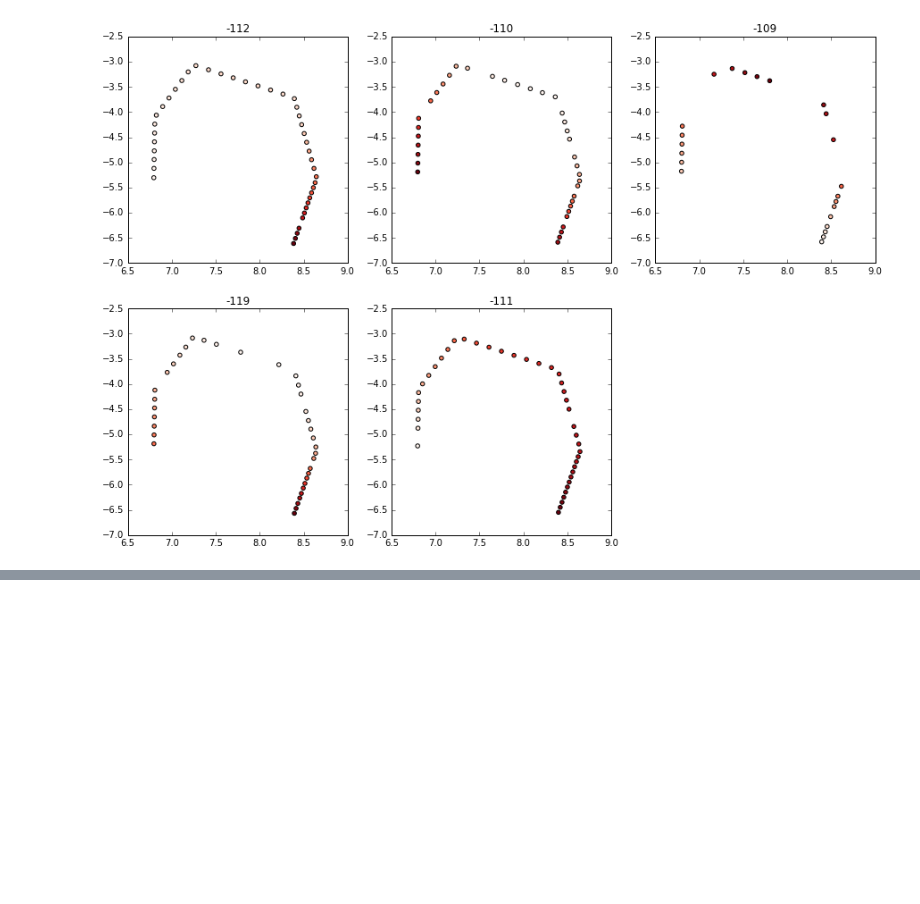
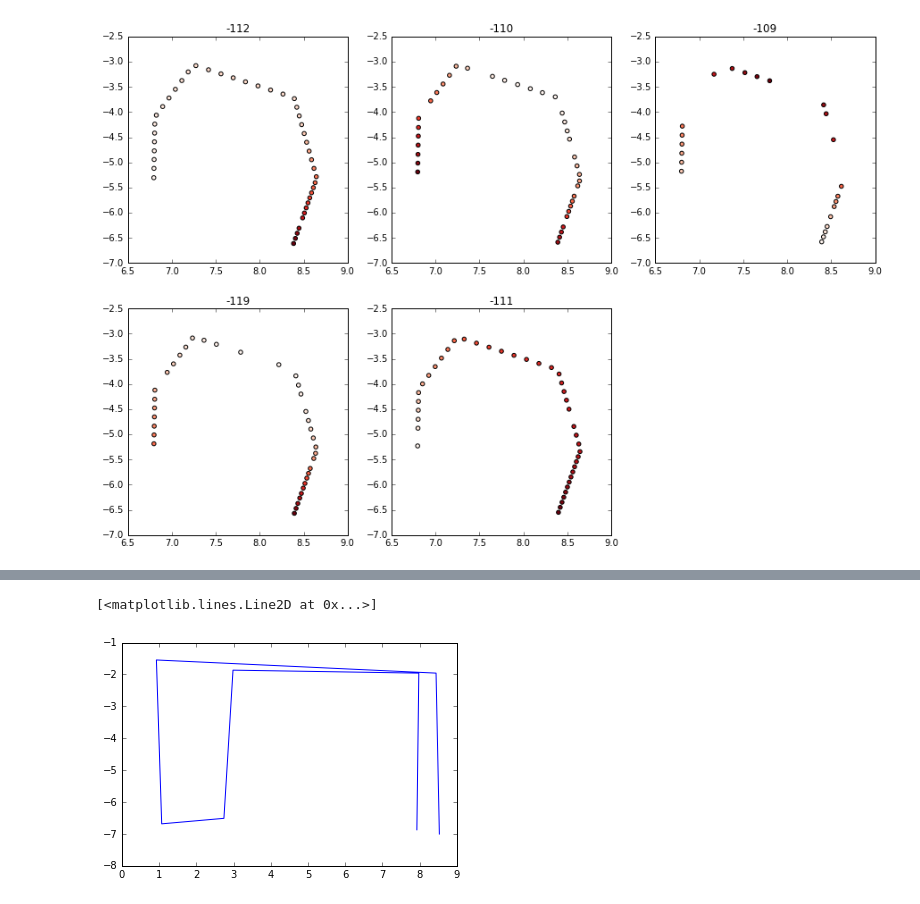
Before and after one commit to Informhunter/IPS, a Jupyter notebook: JupiterNB/data_from_db_analysis/data_overview.ipynb, the cells around one changed output, grey strips where cells are left out. Saved outputs shown, nothing was run; the diff lists cells and outputs as text; code cells hidden in the pictures; blank space fills up the shorter version.

```diff
--- a/JupiterNB/data_from_db_analysis/data_overview.ipynb
+++ b/JupiterNB/data_from_db_analysis/data_overview.ipynb
@@ -71,0 +95,3 @@ plot_session(sess)
+# %%
+route_1_rssi = pd.read_csv('route_1_rssi.txt')
+route_1_pos = pd.read_csv('route_1_position.txt')
@@ -71,0 +100,5 @@ plot_session(sess)
+# %%
+plt.plot(route_1_pos.PosX, -route_1_pos.PosY)
+# %% [output]
+[<matplotlib.lines.Line2D at 0x...>]
+[figure, added]
```
Also changed, not shown: parts of 13 cells of this notebook, 1 other file.
